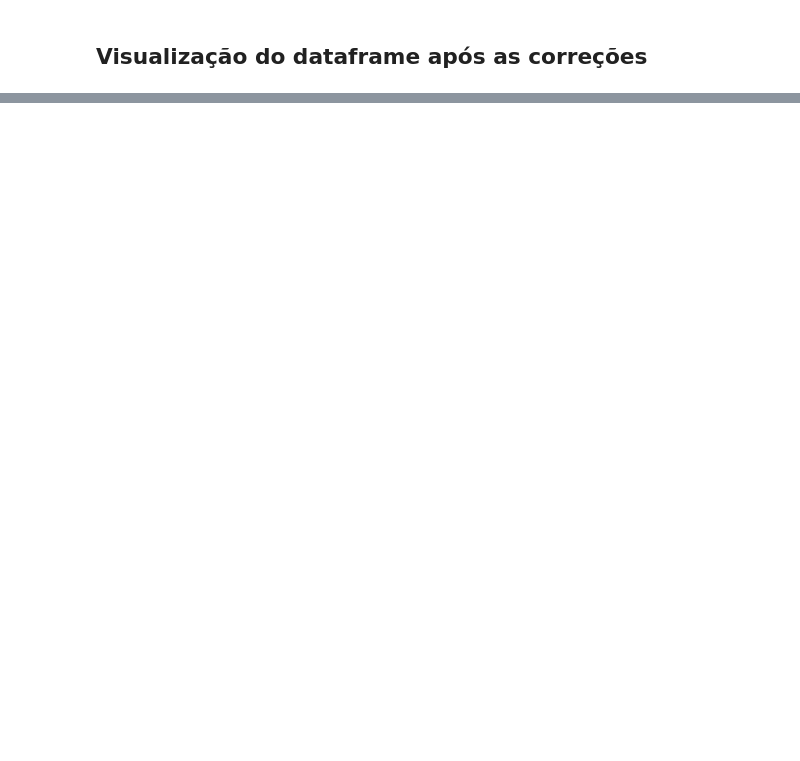
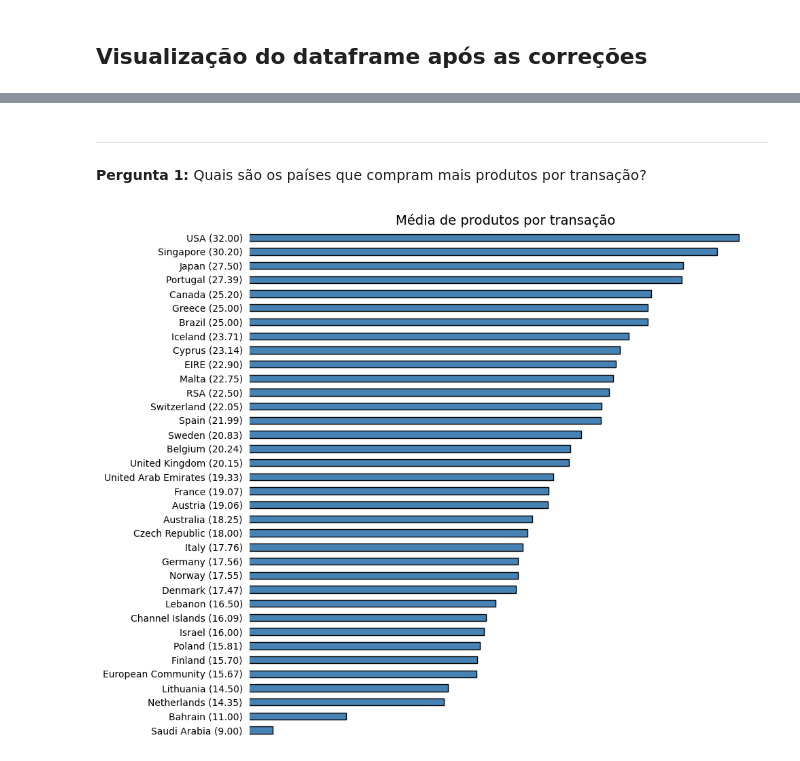
Before and after one commit to JeffeGN/UniGift, a Jupyter notebook: UniGift.ipynb, the cells around one changed output, grey strips where cells are left out. Drawn from its saved outputs; the diff is of its cells as text; code cells hidden in the pictures; blank space fills up the shorter version.

```diff
--- a/UniGift.ipynb
+++ b/UniGift.ipynb
@@ -594,0 +653,7 @@ df
+# %% [markdown]
+---
+**Pergunta 1:** Quais são os países que compram mais produtos por transação?
+# %%
+plot_barh(transacoes, col_categoria="Country", col_valor="Media", titulo="Média de produtos por transação")
+# %% [output]
+[figure, added]
```
Also changed, not shown: parts of 56 cells of this notebook, 8 other files.
